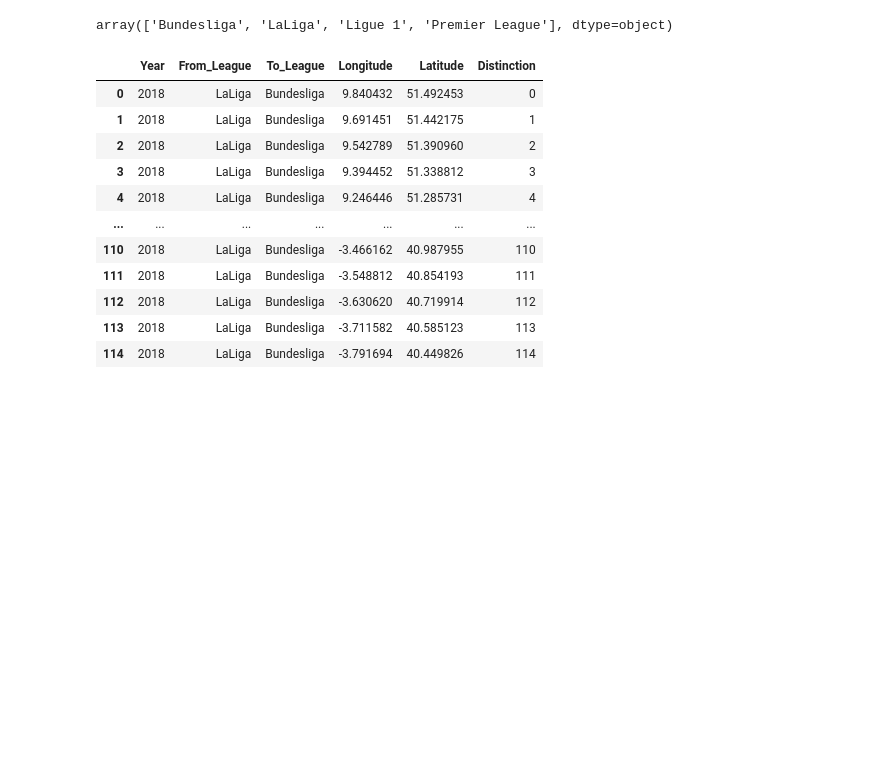
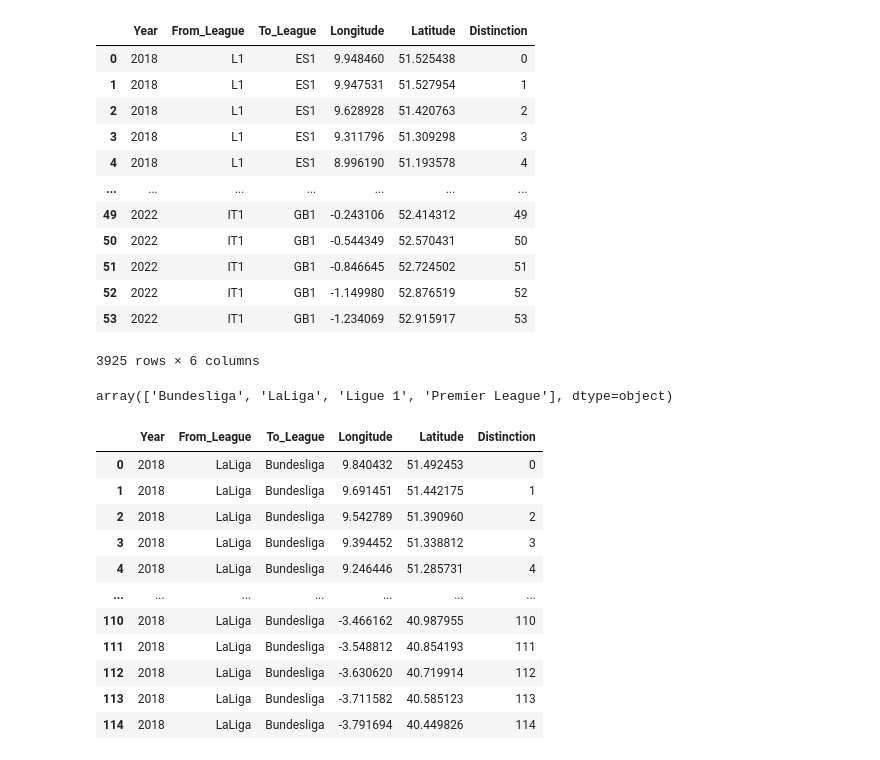
Before and after one commit to SebWae/football-transfer-data-viz, a Jupyter notebook: coordinate_calculator.ipynb, the cells around one changed output. Saved outputs shown, nothing was run; the diff lists cells and outputs as text; code cells hidden in the pictures; blank space fills up the shorter version.

```diff
--- a/coordinate_calculator.ipynb
+++ b/coordinate_calculator.ipynb
@@ -181,5 +190,21 @@ plt.show()
 # %%
 df.to_csv("data/transfer_paths.csv", index=False)
+# %%
+df
+# %% [output]
+|  | Year | From_League | To_League | Longitude | Latitude | Distinction |
+| 0 | 2018 | L1 | ES1 | 9.948460 | 51.525438 | 0 |
+| 1 | 2018 | L1 | ES1 | 9.947531 | 51.527954 | 1 |
+| 2 | 2018 | L1 | ES1 | 9.628928 | 51.420763 | 2 |
+| 3 | 2018 | L1 | ES1 | 9.311796 | 51.309298 | 3 |
+| 4 | 2018 | L1 | ES1 | 8.996190 | 51.193578 | 4 |
+| ... | ... | ... | ... | ... | ... | ... |
+| 49 | 2022 | IT1 | GB1 | -0.243106 | 52.414312 | 49 |
+| 50 | 2022 | IT1 | GB1 | -0.544349 | 52.570431 | 50 |
+| 51 | 2022 | IT1 | GB1 | -0.846645 | 52.724502 | 51 |
+| 52 | 2022 | IT1 | GB1 | -1.149980 | 52.876519 | 52 |
+| 53 | 2022 | IT1 | GB1 | -1.234069 | 52.915917 | 53 |
+3925 rows × 6 columns
 # %%
 df[df["From_League"] == 'Serie A']["To_League"].unique()
 # %% [output]
```
Also changed, not shown: parts of 2 cells of this notebook, 6 other files.
